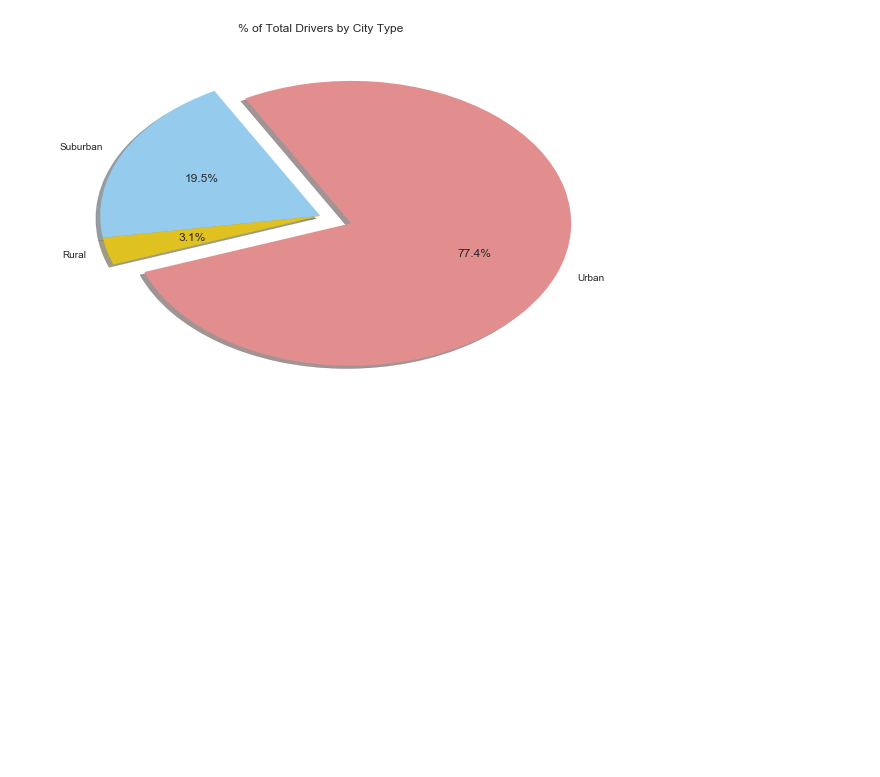
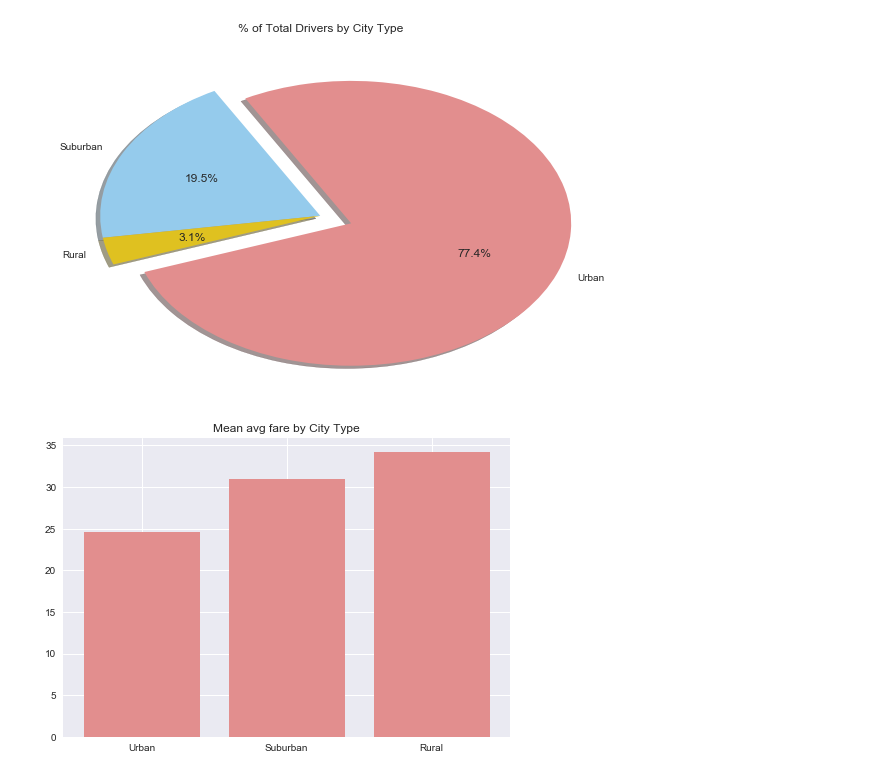
Before and after one commit to EmilySakata/Homework4_MatPlotLib, a Jupyter notebook: PyBer.ipynb, the cells around one changed output. Cells and saved outputs as stored; diff of their text form; code cells hidden in the pictures; blank space fills up the shorter version.

```diff
--- a/PyBer.ipynb
+++ b/PyBer.ipynb
@@ -255,3 +255,32 @@ plt.tight_layout()
 plt.show()
 # %% [output]
 [figure]
+# %%
+# Extra plot to validate the assumptions in the observation
+
+
+#define the avg fare for each city type
+
+urban_avg_fare = round(urban_fare["Avg_Fare"].mean(),2)
+Suburban_avg_fare = round(Suburban_fare["Avg_Fare"].mean(),2)
+Rural_avg_fare = round(Rural_fare["Avg_Fare"].mean(),2)
+
+#create a new dataframe to store the total fare per type
+# new_data2 = {"type":["Urban","Suburban", "Rural"], "avg_fare":[urban_avg_fare,Suburban_avg_fare,Rural_avg_fare]}
+# avg_fare=pd.DataFrame(new_data2)
+# avg_fare.head()
+
+# x axis = number of ride per city
+# y axis = average fair per city
+# color = city type per city
+# s = diver count per city
+
+# plot bar chart
+value={"Urban":urban_avg_fare,"Suburban":Suburban_avg_fare, "Rural":Rural_avg_fare}
+plt.bar(range(len(value)),value.values(),align = "center")
+labels = ["Urban", "Suburban", "Rural"]
+plt.xticks(range(len(value)), labels)
+plt.title("Mean avg fare by City Type")
+plt.show()
+# %% [output]
+[figure, added]
```
Also changed, not shown: parts of 3 cells of this notebook.
